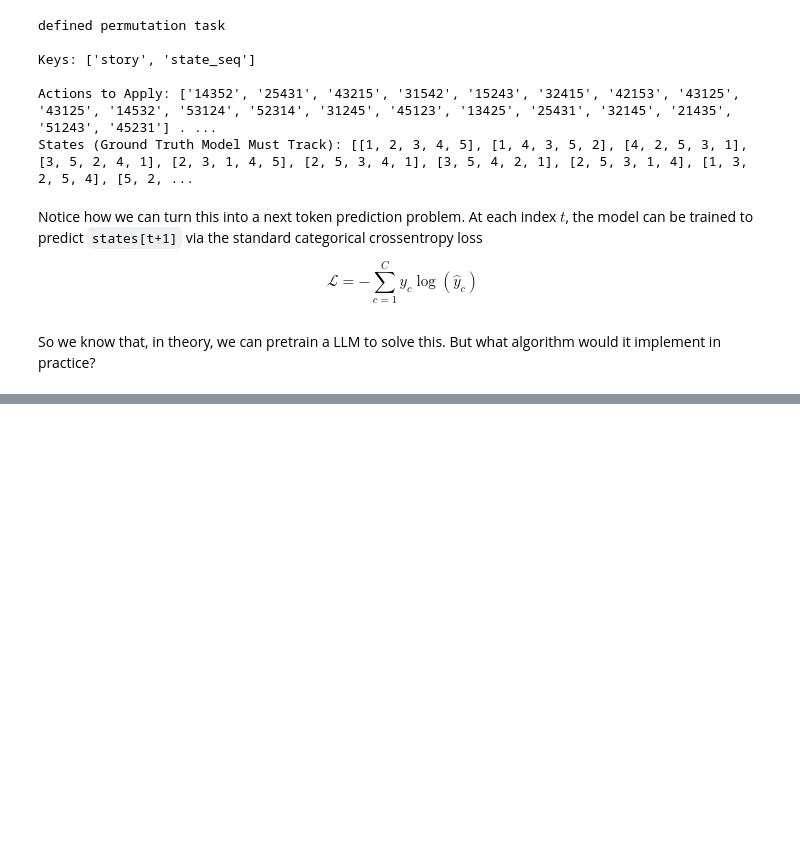
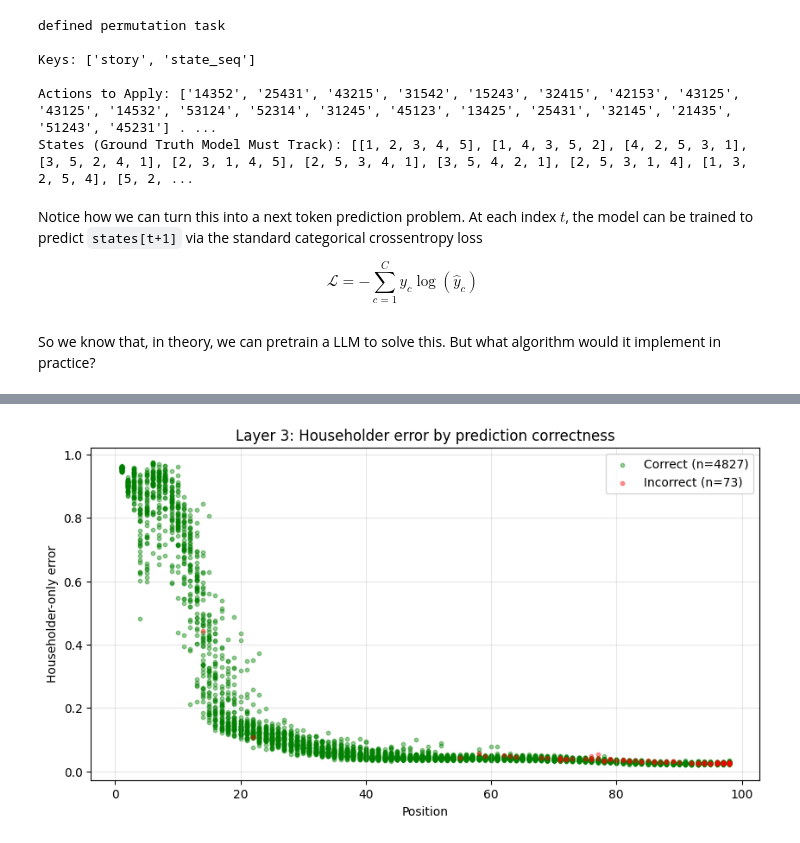
Before and after one commit to Jared-Junkin/705.771-pretraining-case-studies, a Jupyter notebook: grad_norms.ipynb, the cells around one changed output, grey strips where cells are left out. Drawn from its saved outputs; the diff is of its cells as text; code cells hidden in the pictures; blank space fills up the shorter version.

```diff
--- a/grad_norms.ipynb
+++ b/grad_norms.ipynb
@@ -160,0 +603,63 @@ So we know that, in theory, we can pretrain a LLM to solve this. But what algori
+# %%
+DELTAPRODUCT_HOOK_NAMES = [
+    f"model.layers.{l}.attn.k_conv1d" for l in range(4)
+] + [
+    f"model.layers.{l}.attn.b_proj" for l in range(4)
+] + [
+    f"model.layers.{l}.attn.a_proj" for l in range(4)
+]
+
+def get_final_prediction_correctness(model, dataset, tokenizer, num_examples=50, max_pos=100):
+    """For each (example, position), check if the model's next-token prediction is correct."""
+    correctness = {}
+
+    for idx in range(min(num_examples, len(dataset))):
+        example = dataset[idx]
+        tokens = example['story'].split()[:max_pos]
+        states = example['state_seq'][1:max_pos + 1]
+        input_ids = tokenizer(" ".join(tokens), return_tensors='pt').input_ids.cuda()
+
+        with torch.no_grad(), torch.autocast('cuda', dtype=torch.bfloat16):
+            logits = model(input_ids).logits[0]  # [seq_len, vocab]
+
+        for pos in range(len(tokens) - 1):
+            predicted_token = tokenizer.decode([logits[pos].argmax().item()])
+            # The target is the next state in the sequence
+            target_state = ''.join(str(x) for x in states[pos])
+            correct = (predicted_token.strip() == target_state.strip())
+            correctness[(idx, pos)] = correct
+
+    return correctness
+
+
+def plot_error_vs_position_by_correctness(results, correctness, layer=3):
+    """Scatter plot of Householder error vs position, colored by prediction correctness."""
+    correct_pos, correct_err = [], []
+    incorrect_pos, incorrect_err = [], []
+
+    for r in results[layer]:
+        key = (r['example'], r['pos'])
+        if key not in correctness:
+            continue
+        if correctness[key]:
+            correct_pos.append(r['pos'])
+            correct_err.append(r['error'])
+        else:
+            incorrect_pos.append(r['pos'])
+            incorrect_err.append(r['error'])
+
+    plt.figure(figsize=(10, 5))
+    plt.scatter(correct_pos, correct_err, s=10, alpha=0.4, label=f'Correct (n={len(correct_pos)})', color='green')
+    plt.scatter(incorrect_pos, incorrect_err, s=10, alpha=0.4, label=f'Incorrect (n={len(incorrect_pos)})', color='red')
+    plt.xlabel('Position')
+    plt.ylabel('Householder-only error')
+    plt.legend()
+    plt.grid(True, alpha=0.3)
+    plt.title(f'Layer {layer}: Householder error by prediction correctness')
+    plt.show()
+
+
+correctness = get_final_prediction_correctness(model, dataset, tokenizer, num_examples=50, max_pos=100)
+plot_error_vs_position_by_correctness(results, correctness, layer=3)
+# %% [output]
+[figure, added]
```
Also changed, not shown: parts of 41 cells of this notebook.
